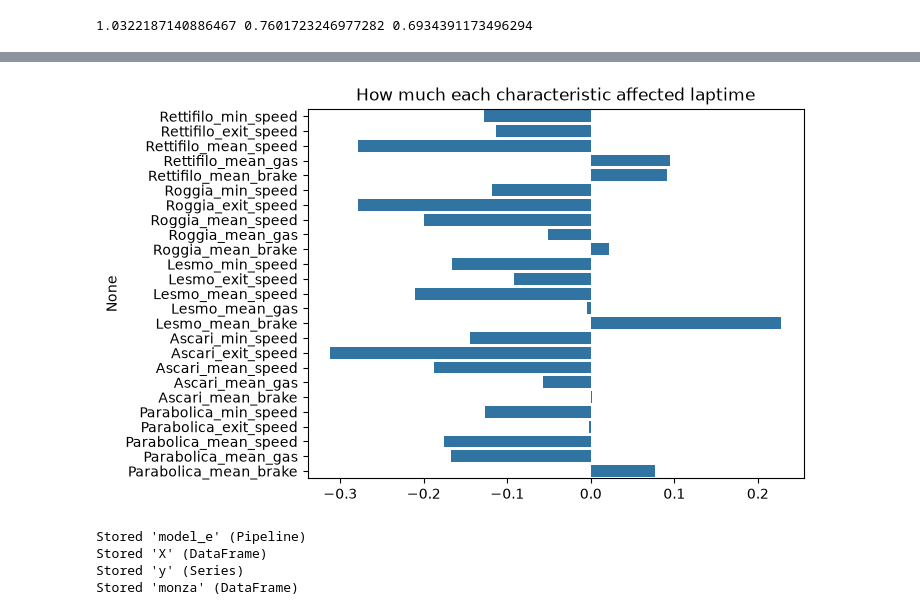
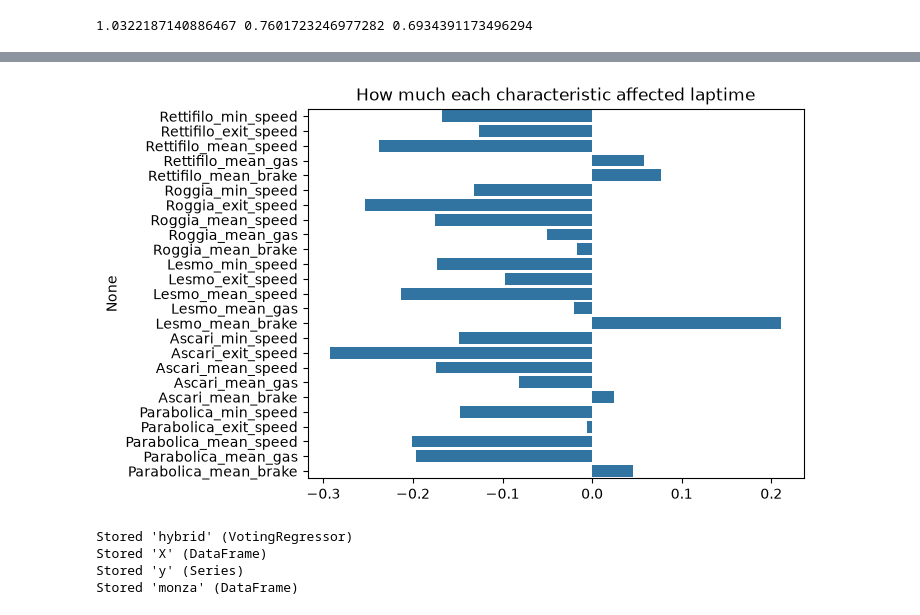
Before and after one commit to dabek782/Projekt-na-Programowanie-zaawansowane, a Jupyter notebook: src/ml/ml.ipynb, the cells around one changed output, grey strips where cells are left out. Cells and saved outputs as stored; diff of their text form; code cells hidden in the pictures.

```diff
--- a/src/ml/ml.ipynb
+++ b/src/ml/ml.ipynb
@@ -117,18 +118,51 @@ cv_mea_e = -cross_val_score(model_e , X , y , cv=5 , scoring="neg_mean_absolute_
 coef_e = model_e[-1].coef_
 best_alpha = model_e[-1].alpha_
 best_l1 = model_e[-1].l1_ratio_
+# %%
+#training pls regression model
+n_components = X_train.shape[1]
+param_grid = {
+    "plsregression__n_components": range(1, 10)
+}
+model_pls = make_pipeline(StandardScaler(),PLSRegression( scale=False))
+grid_pls = GridSearchCV(
+    model_pls,
+    param_grid,
+    cv=5,
+    scoring="neg_mean_absolute_error"
+)
+grid_pls.fit(X_train , y_train)
+y_pred_pls = grid_pls.predict(X_test)
+mae_pls = mean_absolute_error(y_test , y_pred_pls)
+r2_pls = r2_score(y_test , y_pred_pls)
+cv_mea_pls = -cross_val_score(grid_pls.best_estimator_ ,  X , y , cv=5 , scoring="neg_mean_absolute_error").mean()
+# %%
+#trained hybrid where enet is elastic net and pls is pls regression
+
+hybrid = VotingRegressor([
+    ('enet' , model_e),
+    ('pls' , grid_pls)
+])
+hybrid.fit(X_train , y_train)
+y_pred_hybrid = hybrid.predict(X_test)
+mae_hybrid = mean_absolute_error(y_test , y_pred_hybrid)
+r2_hybrid= r2_score(y_test , y_pred_hybrid)
+cv_mae_hybrid = -cross_val_score(hybrid ,  X , y , cv=5 , scoring="neg_mean_absolute_error").mean()
+coef_hybrid_enet = hybrid.named_estimators_["enet"][-1].coef_.ravel()
+coef_hybrid_pls = hybrid.named_estimators_["pls"].best_estimator_[-1].coef_.ravel()
+x_hybrid = (coef_hybrid_enet + coef_hybrid_pls)/2
 # %%
 #printing result as well as plot of characteristics of best performing model
 results = pd.DataFrame({
-    "Model": ["Linear Regression", "Random Forest", "Gradient Boosting" , "Lasso" , "LassoCv" , "ElasticNet"],
-    "MAE": [mae_lr, mae_rf, mae_gb , mae_l , mae_l_cv , mae_e],
-    "R2": [r2_lr, r2_rf, r2_gb , r2_l , r2_l_cv , r2_e],
-    "CV_MAE": [cv_mae_rl, cv_mae_rf, cv_mae_gb , cv_mae_l , cv_mea_cv , cv_mea_e],
+    "Model": ["Linear Regression", "Random Forest", "Gradient Boosting" , "Lasso" , "LassoCv" , "ElasticNet" , "PLSregression", "Hybrid(Elastic net , Pls)"],
+    "MAE": [mae_lr, mae_rf, mae_gb , mae_l , mae_l_cv , mae_e , mae_pls , mae_hybrid],
+    "R2": [r2_lr, r2_rf, r2_gb , r2_l , r2_l_cv , r2_e , r2_pls , r2_hybrid],
+    "CV_MAE": [cv_mae_rl, cv_mae_rf, cv_mae_gb , cv_mae_l , cv_mea_cv , cv_mea_e , cv_mea_pls , cv_mae_hybrid],
 })
-sns.barplot(x=coef_e, y=X.columns )
+sns.barplot(x=x_hybrid, y=X.columns )
 print(results)
 print(alpha_cv , best_alpha , best_l1)
 plt.title("How much each characteristic affected laptime")
 plt.show()
-%store model_e X y monza
+%store hybrid X y monza
 # %% [output]
@@ -142,6 +178,6 @@ plt.show()
 0.01 0.1 0.01
-[figure, old version]
+[figure, new version]
-Stored 'model_e' (Pipeline)
+Stored 'hybrid' (VotingRegressor)
 Stored 'X' (DataFrame)
 Stored 'y' (Series)
 Stored 'monza' (DataFrame)
```
Also changed, not shown: parts of 7 cells of this notebook, 1 other file.
